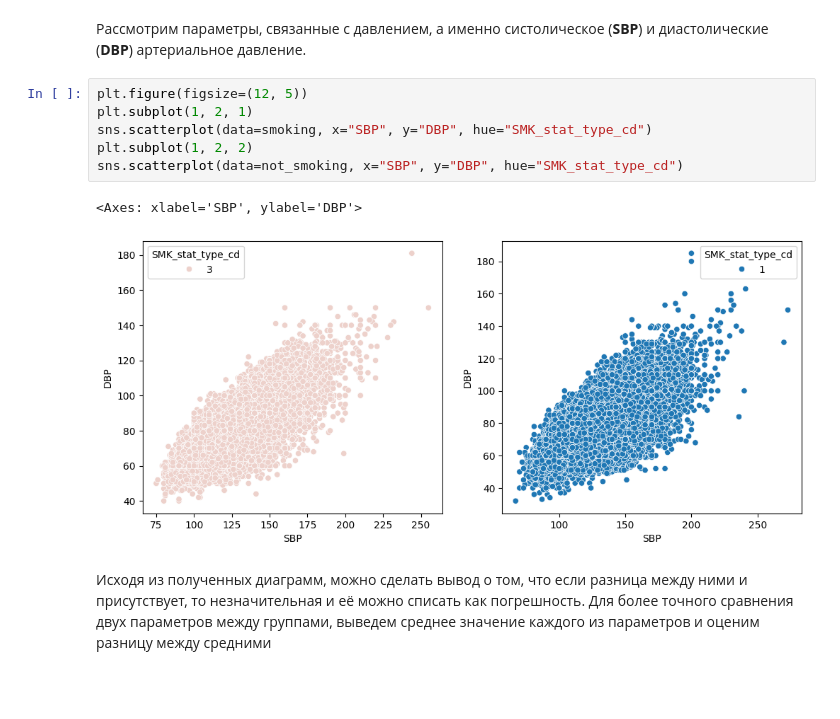
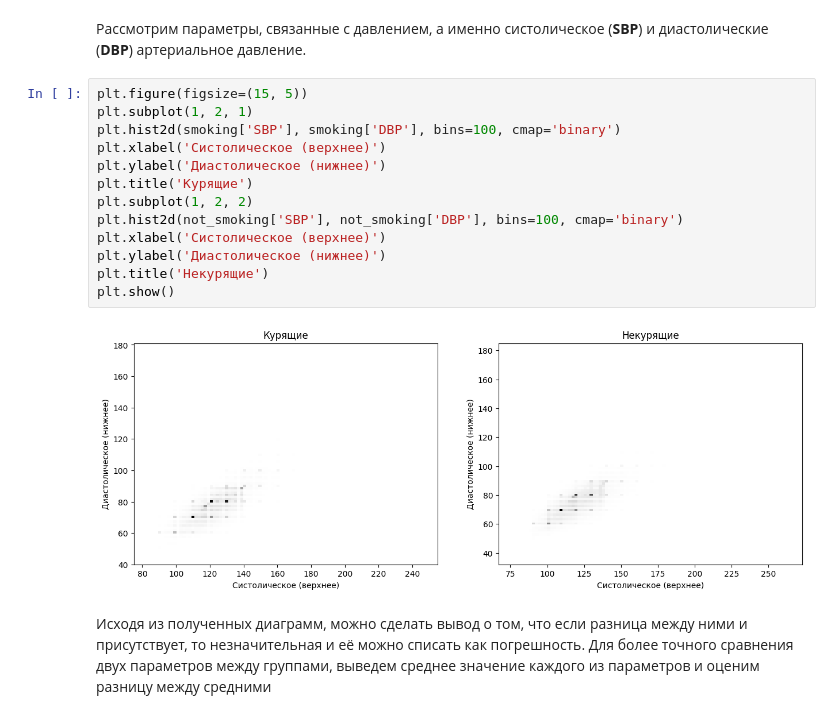
Before and after one commit to Supercili0usMe/bachelors_diploma_work, a Jupyter notebook: Smoking and drinking classification/1_EDA.ipynb, the cells around one changed output. Cells and saved outputs as stored; diff of their text form; blank space fills up the shorter version.

```diff
--- a/Smoking and drinking classification/1_EDA.ipynb
+++ b/Smoking and drinking classification/1_EDA.ipynb
@@ -577,15 +589,21 @@ print(
 Как видно из полученных значений, некурящих людей практически в 3 раза больше, чем курящих. Это может говорит о несбалансированность классов, однако данное исследование не является основной задачей, в следствии чего данный недочёт можно опустить.
 # %% [markdown]
 Рассмотрим параметры, связанные с давлением, а именно систолическое (**SBP**) и диастолические (**DBP**) артериальное давление.
-# %%
-plt.figure(figsize=(12, 5))
-plt.subplot(1, 2, 1)
-sns.scatterplot(data=smoking, x="SBP", y="DBP", hue="SMK_stat_type_cd")
-plt.subplot(1, 2, 2)
-sns.scatterplot(data=not_smoking, x="SBP", y="DBP", hue="SMK_stat_type_cd")
-# %% [output]
-<Axes: xlabel='SBP', ylabel='DBP'>
-[figure, removed]
+# %%
+plt.figure(figsize=(15, 5))
+plt.subplot(1, 2, 1)
+plt.hist2d(smoking['SBP'], smoking['DBP'], bins=100, cmap='binary')
+plt.xlabel('Систолическое (верхнее)')
+plt.ylabel('Диастолическое (нижнее)')
+plt.title('Курящие')
+plt.subplot(1, 2, 2)
+plt.hist2d(not_smoking['SBP'], not_smoking['DBP'], bins=100, cmap='binary')
+plt.xlabel('Систолическое (верхнее)')
+plt.ylabel('Диастолическое (нижнее)')
+plt.title('Некурящие')
+plt.show()
+# %% [output]
+[figure, added]
 # %% [markdown]
 Исходя из полученных диаграмм, можно сделать вывод о том, что если разница между ними и присутствует, то незначительная и её можно списать как погрешность. Для более точного сравнения двух параметров между группами, выведем среднее значение каждого из параметров и оценим разницу между средними
 # %%
```
Also changed, not shown: parts of 27 cells of this notebook.
